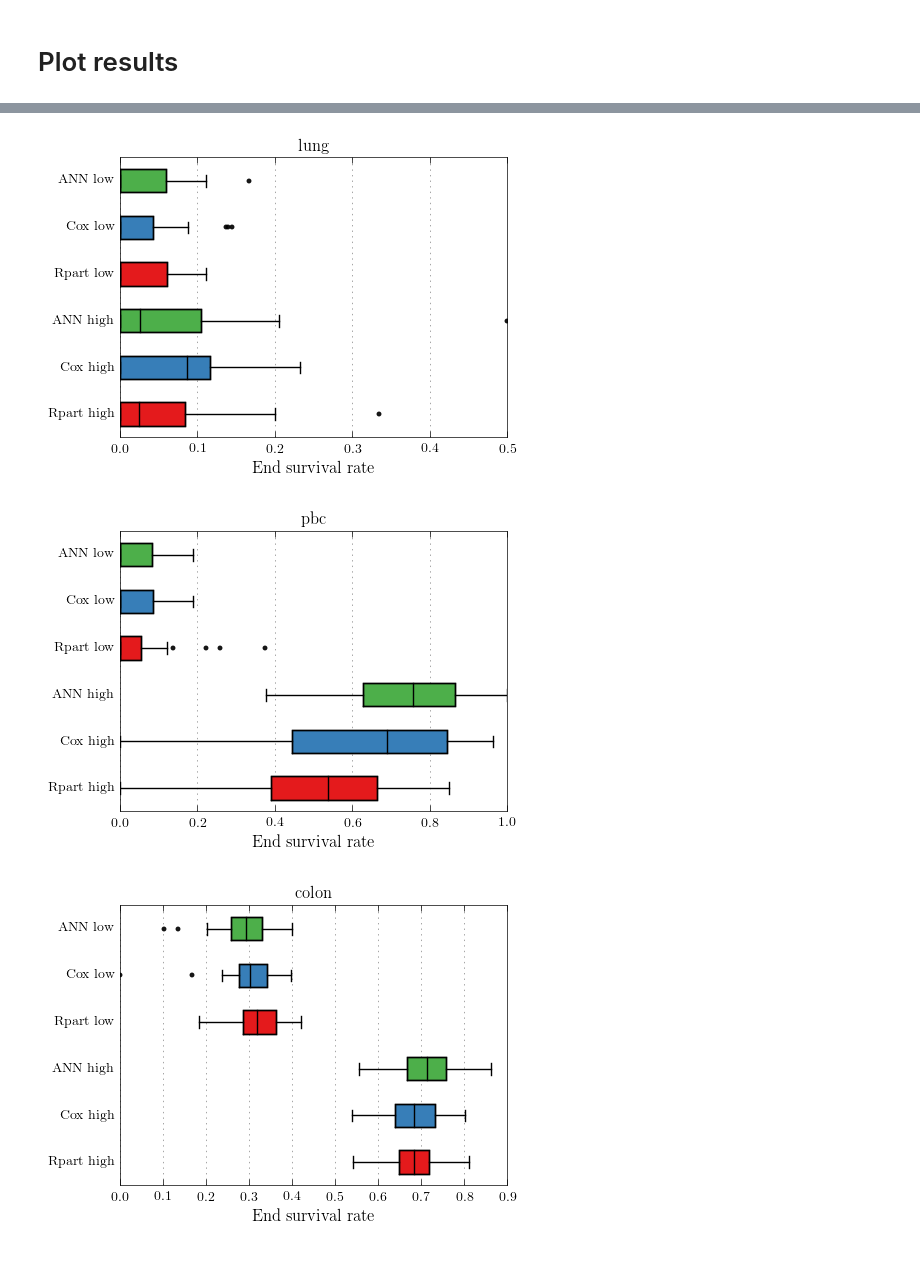
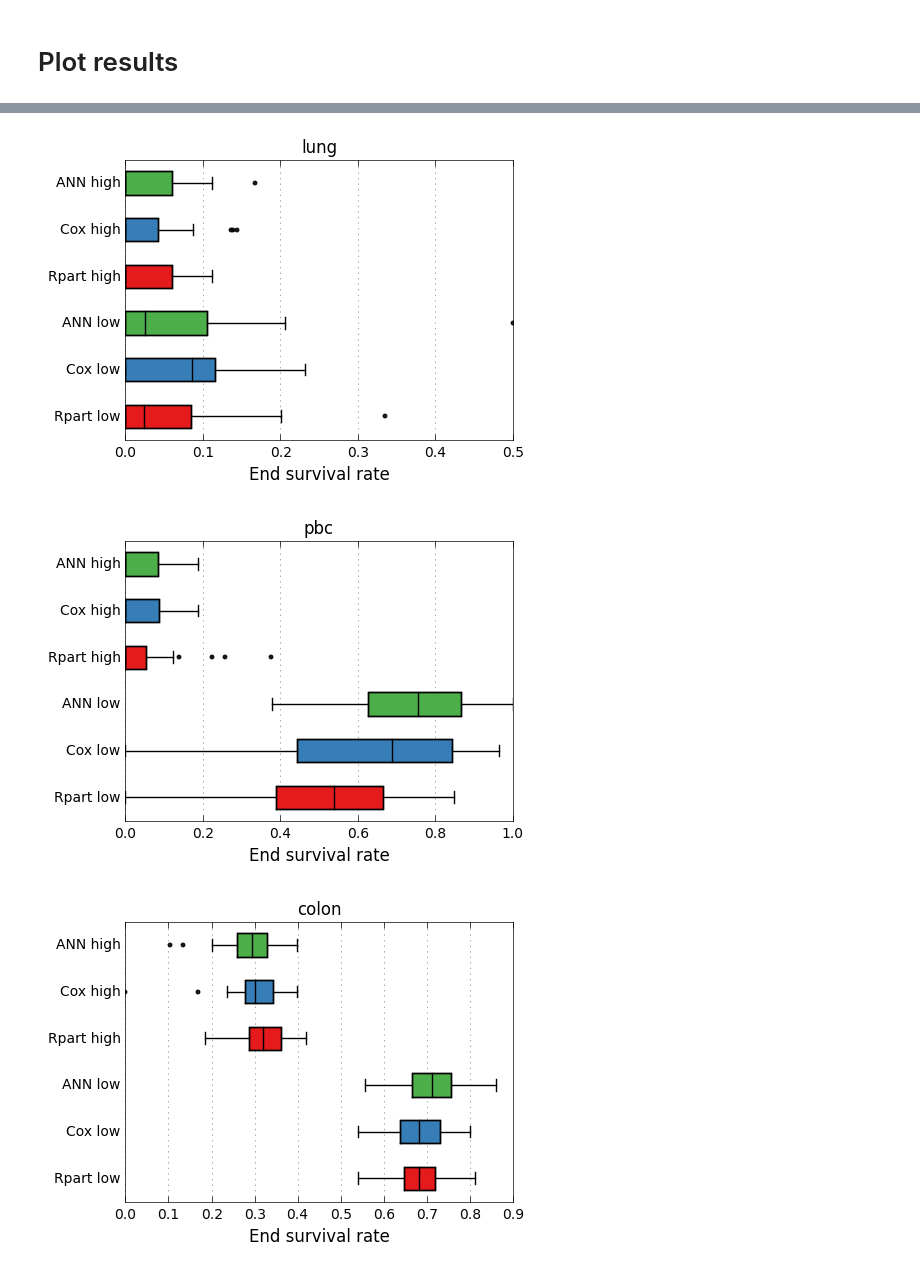
Before and after one commit to spacecowboy/article-annriskgroups-source, a Jupyter notebook: CrossVal.ipynb, the cells around one changed output, grey strips where cells are left out. Saved outputs shown, nothing was run; the diff lists cells and outputs as text; code cells hidden in the pictures.

Commit message:
Style of plots
Signed-off-by: Jonas Kalderstam <jonas@kalderstam.se>

```diff
--- a/CrossVal.ipynb
+++ b/CrossVal.ipynb
@@ -3,9 +3,16 @@
 %matplotlib inline
 import numpy as np
 import pandas as pd
-from pyplotthemes import get_savefig, classictheme as plt
-plt.latex = True
-savefig = get_savefig('../fig', extensions=['pdf'])
+from pyplotthemes import get_savefig, ClassicTheme
+#plt.latex = True
+# Set to PLOS One requirements
+pltkwargs = {'text.usetex': True,
+            'text.latex.unicode': True,
+            #'font.family': 'sans-serif',
+            'font.sans-serif': 'Arial',
+            'font.serif': 'Times'}
+plt = ClassicTheme(**pltkwargs)
+savefig = get_savefig('../fig', extensions=['pdf', 'eps'])
 # %%
 from datasets import get_colon, get_nwtco, get_flchain, get_pbc, get_lung
 
@@ -334,10 +341,12 @@ for dname, _df in datasets.items():
     print("ANN infs:", ann_inf)
 
     plt.figure()
+    #fig = plt.figure(figsize=(2.5, 2.0))
     plt.title(dname)
     plt.boxplot([rpart_box, cox_box, ann_box],
                 labels=labels, vert=False, colors=plt.colors[:3])
     plt.xlabel("Median survival time")
+    savefig("crossval-{}-median".format(dname))
 # %% [output]
    flchain
 Rpart infs: 0
@@ -364,8 +373,8 @@ ANN infs: 0
 # %%
 # Group sizes
 for dname, _df in datasets.items():
-    labels = [n + " high" for n in ['Rpart', 'Cox', 'ANN']]
-    labels.extend([n + " low" for n in ['Rpart', 'Cox', 'ANN']])
+    labels = [n + " low" for n in ['Rpart', 'Cox', 'ANN']]
+    labels.extend([n + " high" for n in ['Rpart', 'Cox', 'ANN']])
 
     rpart_high_box, rpart_low_box = [], []
     cox_high_box, cox_low_box = [], []
@@ -416,7 +425,9 @@ for dname, _df in datasets.items():
 
     plt.figure()
     plt.title(dname)
+    # Labels are ordered low-high
     plt.boxplot([rpart_low_box, cox_low_box, ann_low_box, rpart_high_box, cox_high_box, ann_high_box],
                 labels=labels, vert=False, colors=plt.colors[:3])
     plt.xlabel("Group sizes")
+    savefig("crossval-{}-groupsize".format(dname))
 # %% [output]
@@ -428,8 +439,8 @@ for dname, _df in datasets.items():
 # %%
 # End survival rate
 for dname, _df in datasets.items():
-    labels = [n + " high" for n in ['Rpart', 'Cox', 'ANN']]
-    labels.extend([n + " low" for n in ['Rpart', 'Cox', 'ANN']])
+    labels = [n + " low" for n in ['Rpart', 'Cox', 'ANN']]
+    labels.extend([n + " high" for n in ['Rpart', 'Cox', 'ANN']])
 
     rpart_high_box, rpart_low_box = [], []
     cox_high_box, cox_low_box = [], []
@@ -510,7 +521,9 @@ for dname, _df in datasets.items():
 
     plt.figure()
     plt.title(dname)
+    # Labels are ordered low-high
     plt.boxplot([rpart_low_box, cox_low_box, ann_low_box, rpart_high_box, cox_high_box, ann_high_box],
                 labels=labels, vert=False, colors=plt.colors[:3])
     plt.xlabel("End survival rate")
+    savefig("crossval-{}-endsurvrate".format(dname))
 # %% [output]
@@ -519,3 +532,3 @@ for dname, _df in datasets.items():
-[figure, old version]
+[figure, new version]
-[figure, old version]
+[figure, new version]
-[figure, old version]
+[figure, new version]
```
Also changed, not shown: parts of 4 cells of this notebook, 1 other file.
